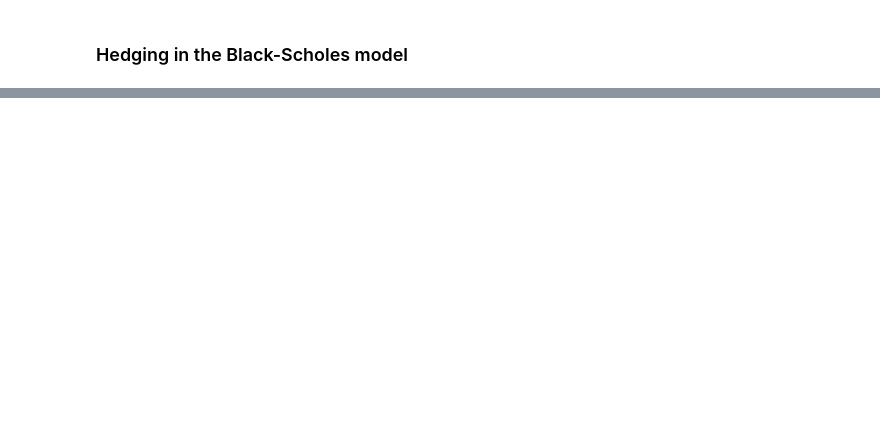
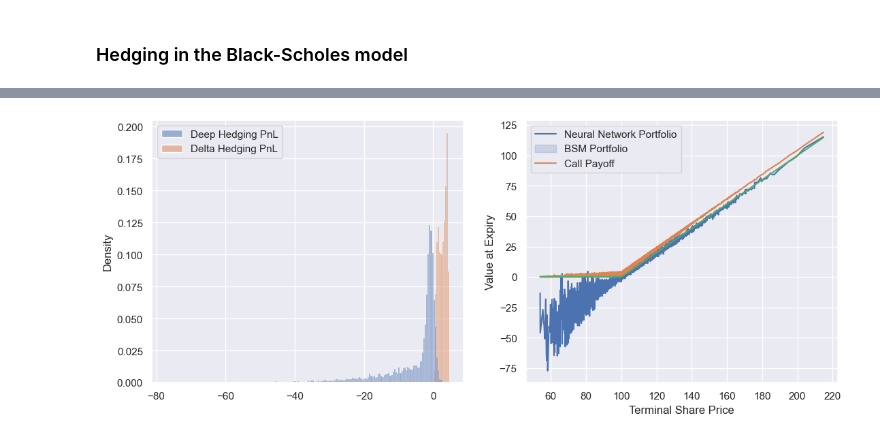
Before and after one commit to JurajZelman/deep-hedging, a Jupyter notebook: new_main.ipynb, the cells around one changed output, grey strips where cells are left out. Cells and saved outputs as stored; diff of their text form; code cells hidden in the pictures; blank space fills up the shorter version.

```diff
--- a/new_main.ipynb
+++ b/new_main.ipynb
@@ -132,0 +131,48 @@ plt.show()
+# %%
+from deephedging.option_pricing import BlackScholesCallOption
+S = S.cpu() # Convert to allow numpy operations
+
+# Initialize the arrays containing the times to maturity for each path
+times_to_maturity = np.linspace(T, 0, N + 1)
+times_to_maturity[-1] = 10**(-6) # Avoid division by zero
+time_paths = np.matlib.repmat(times_to_maturity, 5000, 1)
+
+# Compute the delta of the BS call option and the initial price for each path
+# print(type(S.cpu()))
+BS_delta = BlackScholesCallOption(S, S0, r, 0, time_paths, sigma).get_delta()
+BS_init_price = BlackScholesCallOption(S[:,0], S0, r, 0, T, sigma).get_price()
+
+# Compute the Black-Scholes delta hedging terminal values for each path
+dS = np.diff(S, axis=1)
+BS_hedging_value = BS_init_price.detach().numpy() + np.sum(dS * BS_delta[:,:-1], axis=1)
+# %%
+# Compute the deep hedging and delta hedging pnl for each path
+hedge = strategy(S.to(DEVICE))
+BS_call_prices = get_european_call_price(S[:,-1], S0).detach().numpy()
+deephedging_pnl = hedge[0].cpu().detach().numpy() - BS_call_prices
+BS_pnl = BS_hedging_value - BS_call_prices
+pnl = pd.DataFrame([deephedging_pnl, BS_pnl]).transpose()
+pnl.columns = ["Deep Hedging PnL", "Delta Hedging PnL"]
+
+# Get the terminal payoffs
+hedging_payoffs = pd.DataFrame([S[:,-1],
+                               hedge[0],
+                               BS_hedging_value,
+                               BS_call_prices]).transpose()
+hedging_payoffs.columns = ["Terminal Prices", "Deep Hedging Values",
+                           "Delta Hedging Value", "Call payoffs"]
+
+
+# Plot the PnLs and terminal prices
+fig, ax = plt.subplots(1,2)
+with torch.no_grad():
+    sns.histplot(pnl, stat = 'density', ax = ax[0])
+    plt.xlabel('Terminal Share Price')
+    plt.ylabel('Value at Expiry')
+    sns.lineplot(x = S[:, -1], y = hedge[0].cpu(), ax=ax[1])
+    sns.lineplot(x = S[:, -1], y = BS_hedging_value, ax=ax[1])
+    sns.lineplot(x = S[:, -1], y = BS_call_prices, ax=ax[1])
+    plt.legend(labels = ['Neural Network Portfolio', 'BSM Portfolio', 'Call Payoff'])
+plt.show()
+# %% [output]
+[figure, added]
```
Also changed, not shown: parts of 7 cells of this notebook, 4 other files.
